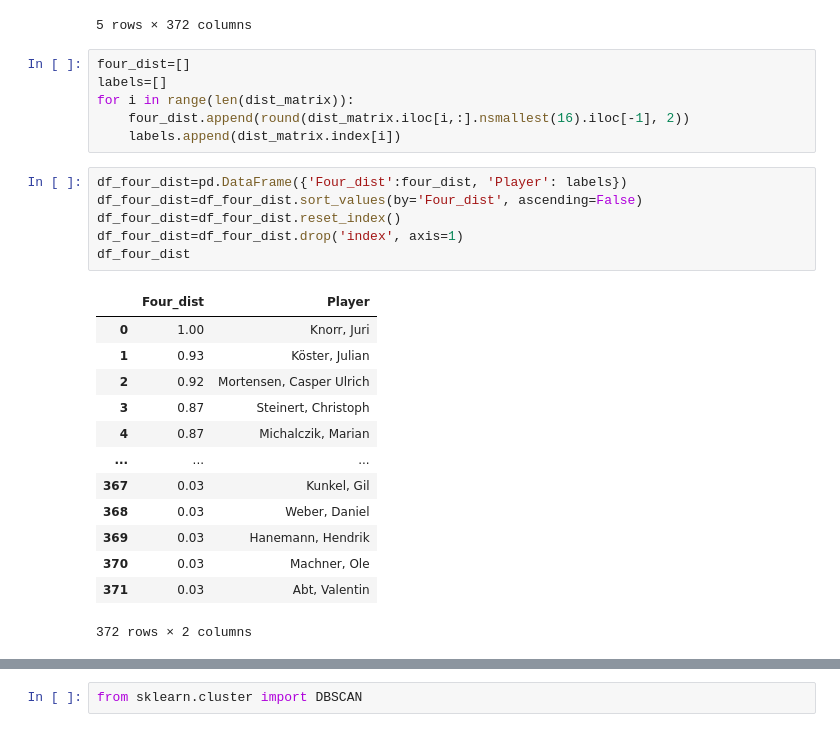
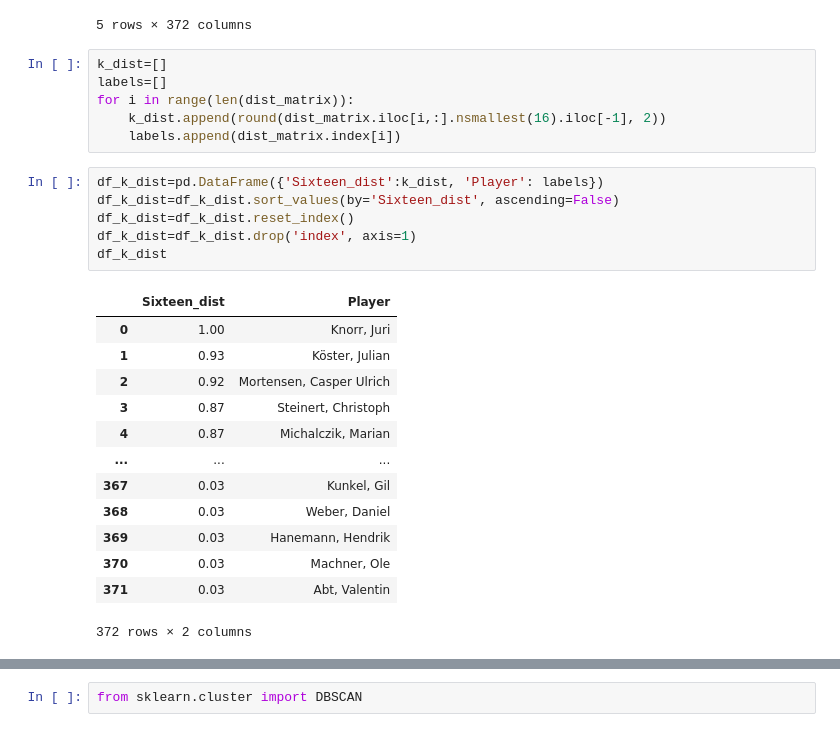
Before and after one commit to NemanjaGojkovic/Primena_naprednih_metoda_klasterovanja_u_rukometnoj_Bundes_ligi, a Jupyter notebook: Analiza podataka.ipynb, the cells around one changed output, grey strips where cells are left out. Cells and saved outputs as stored; diff of their text form.

```diff
--- a/Analiza podataka.ipynb
+++ b/Analiza podataka.ipynb
@@ -171,19 +171,19 @@ dist_matrix.head()
 | Smits, Kay | 0.642781 | 0.808695 | 0.306583 | 0.729141 | 0.000000 | 0.405279 | ... |
 5 rows × 372 columns
 # %%
-four_dist=[]
+k_dist=[]
 labels=[]
 for i in range(len(dist_matrix)):
-    four_dist.append(round(dist_matrix.iloc[i,:].nsmallest(16).iloc[-1], 2))
+    k_dist.append(round(dist_matrix.iloc[i,:].nsmallest(16).iloc[-1], 2))
     labels.append(dist_matrix.index[i])
 # %%
-df_four_dist=pd.DataFrame({'Four_dist':four_dist, 'Player': labels})
-df_four_dist=df_four_dist.sort_values(by='Four_dist', ascending=False)
-df_four_dist=df_four_dist.reset_index()
-df_four_dist=df_four_dist.drop('index', axis=1)
-df_four_dist
+df_k_dist=pd.DataFrame({'Sixteen_dist':k_dist, 'Player': labels})
+df_k_dist=df_k_dist.sort_values(by='Sixteen_dist', ascending=False)
+df_k_dist=df_k_dist.reset_index()
+df_k_dist=df_k_dist.drop('index', axis=1)
+df_k_dist
 # %% [output]
-|  | Four_dist | Player |
+|  | Sixteen_dist | Player |
 | 0 | 1.00 | Knorr, Juri |
 | 1 | 0.93 | Köster, Julian |
 | 2 | 0.92 | Mortensen, Casper Ulrich |
```
Also changed, not shown: parts of 9 cells of this notebook.
